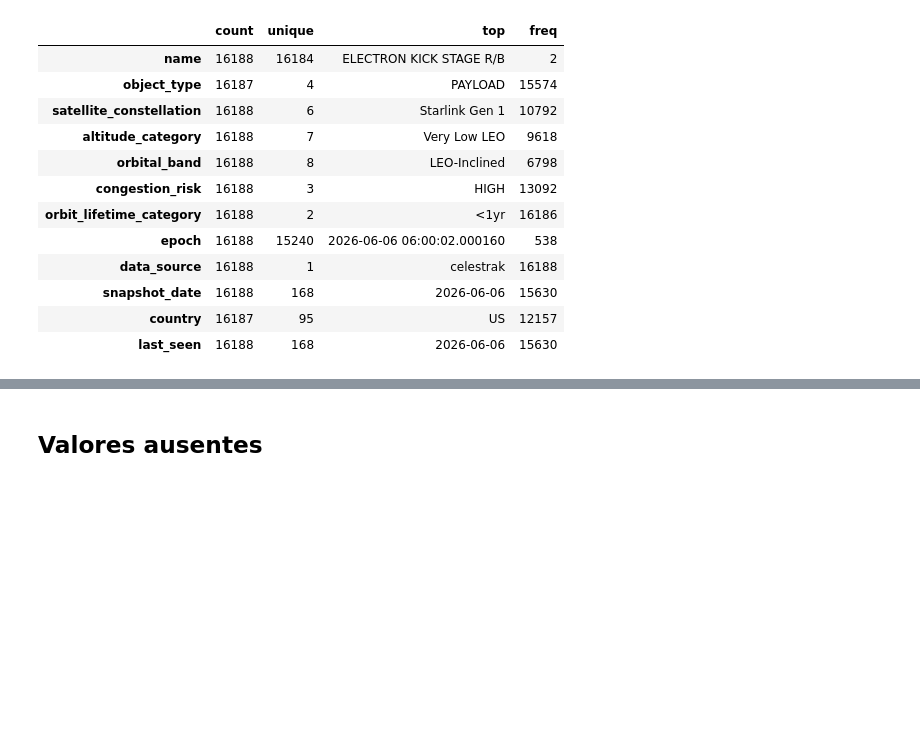
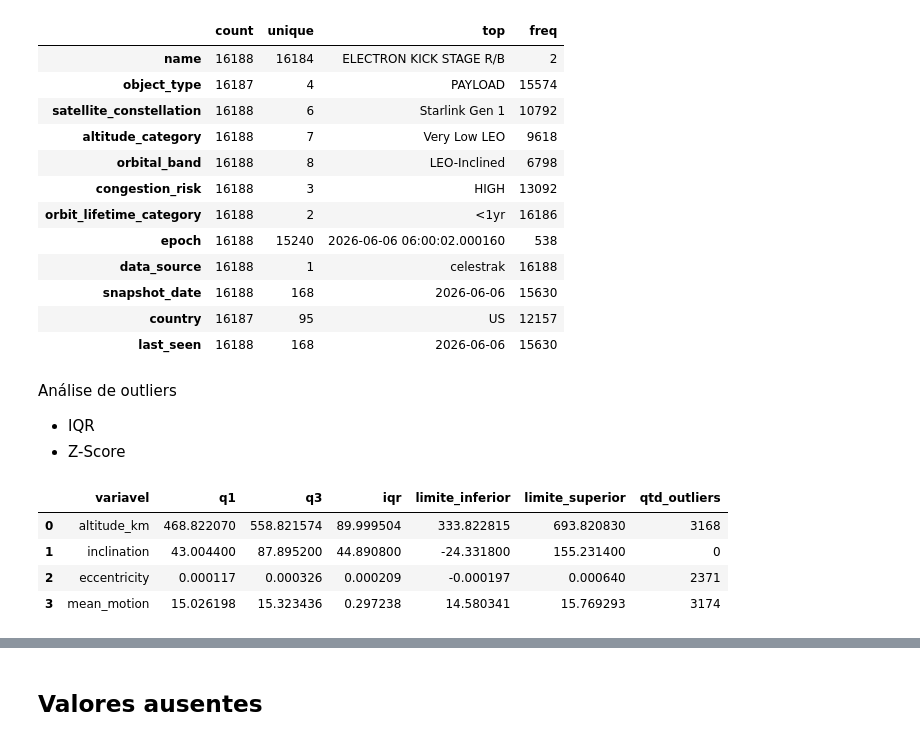
Before and after one commit to MGmanfre/GS-DataScience, a Jupyter notebook: data.ipynb, the cells around one changed output, grey strips where cells are left out. Saved outputs shown, nothing was run; the diff lists cells and outputs as text; code cells hidden in the pictures; blank space fills up the shorter version.

```diff
--- a/data.ipynb
+++ b/data.ipynb
@@ -152,3 +187,43 @@ See https://pandas.pydata.org/docs/user_guide/migration-3-strings.html#string-mi
 | snapshot_date | 16188 | 168 | 2026-06-06 | 15630 |
 | country | 16187 | 95 | US | 12157 |
 | last_seen | 16188 | 168 | 2026-06-06 | 15630 |
+# %% [markdown]
+Análise de outliers
+
+- IQR
+- Z-Score
+# %%
+variaveis = ['altitude_km', 'inclination', 'eccentricity', 'mean_motion']
+
+resultado_iqr = []
+
+for col in variaveis:
+    serie = pd.to_numeric(df[col], errors='coerce').dropna()
+
+    q1 = serie.quantile(0.25)
+    q3 = serie.quantile(0.75)
+    iqr = q3 - q1
+
+    limite_inferior = q1 - 1.5 * iqr
+    limite_superior = q3 + 1.5 * iqr
+
+    outliers = serie[(serie < limite_inferior) | (serie > limite_superior)]
+
+    resultado_iqr.append({
+        'variavel': col,
+        'q1': q1,
+        'q3': q3,
+        'iqr': iqr,
+        'limite_inferior': limite_inferior,
+        'limite_superior': limite_superior,
+        'qtd_outliers': outliers.shape[0]
+    })
+
+tabela_iqr = pd.DataFrame(resultado_iqr)
+tabela_iqr
+# %% [output]
+|  | variavel | q1 | q3 | iqr | limite_inferior | limite_superior | qtd_outliers |
+| 0 | altitude_km | 468.822070 | 558.821574 | 89.999504 | 333.822815 | 693.820830 | 3168 |
+| 1 | inclination | 43.004400 | 87.895200 | 44.890800 | -24.331800 | 155.231400 | 0 |
+| 2 | eccentricity | 0.000117 | 0.000326 | 0.000209 | -0.000197 | 0.000640 | 2371 |
+| 3 | mean_motion | 15.026198 | 15.323436 | 0.297238 | 14.580341 | 15.769293 | 3174 |
```
Also changed, not shown: parts of 19 cells of this notebook.
